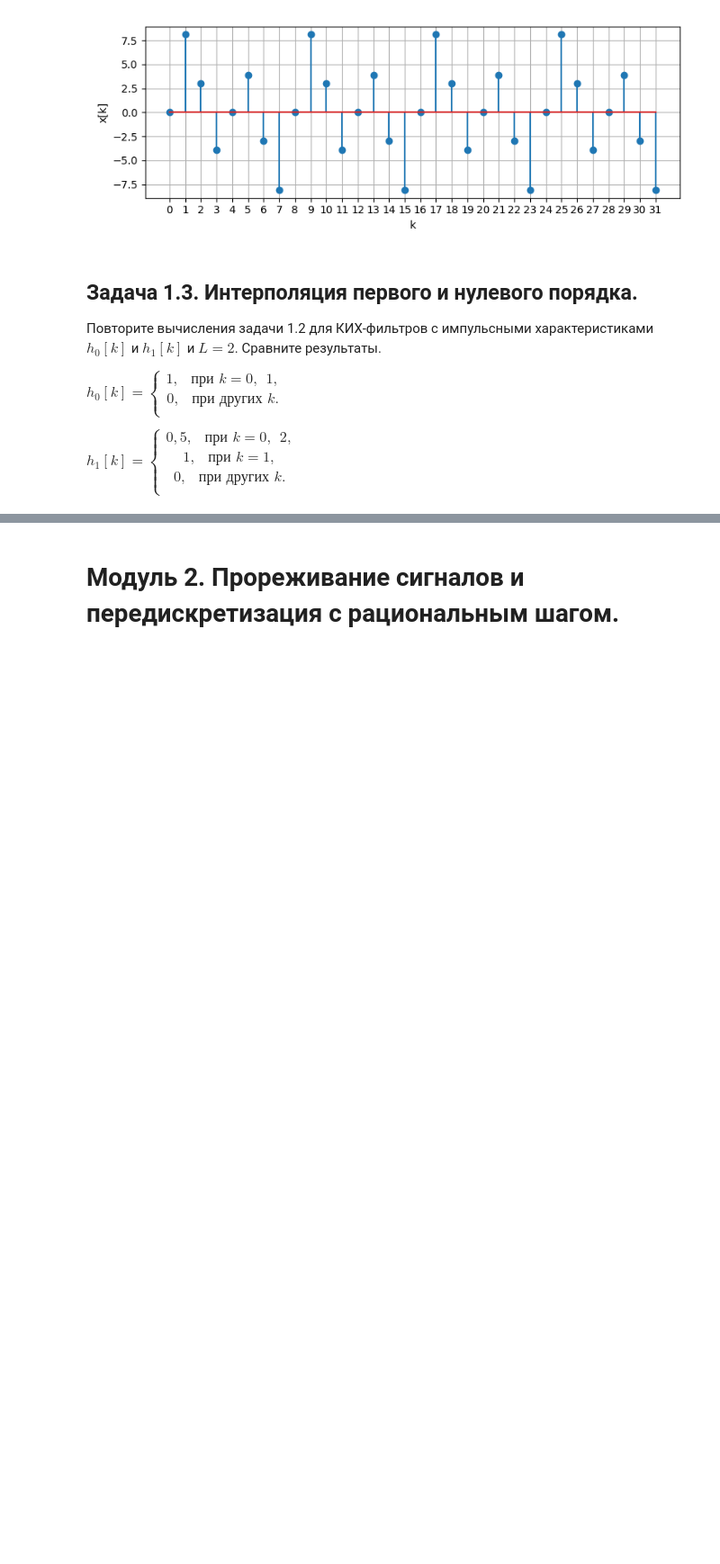
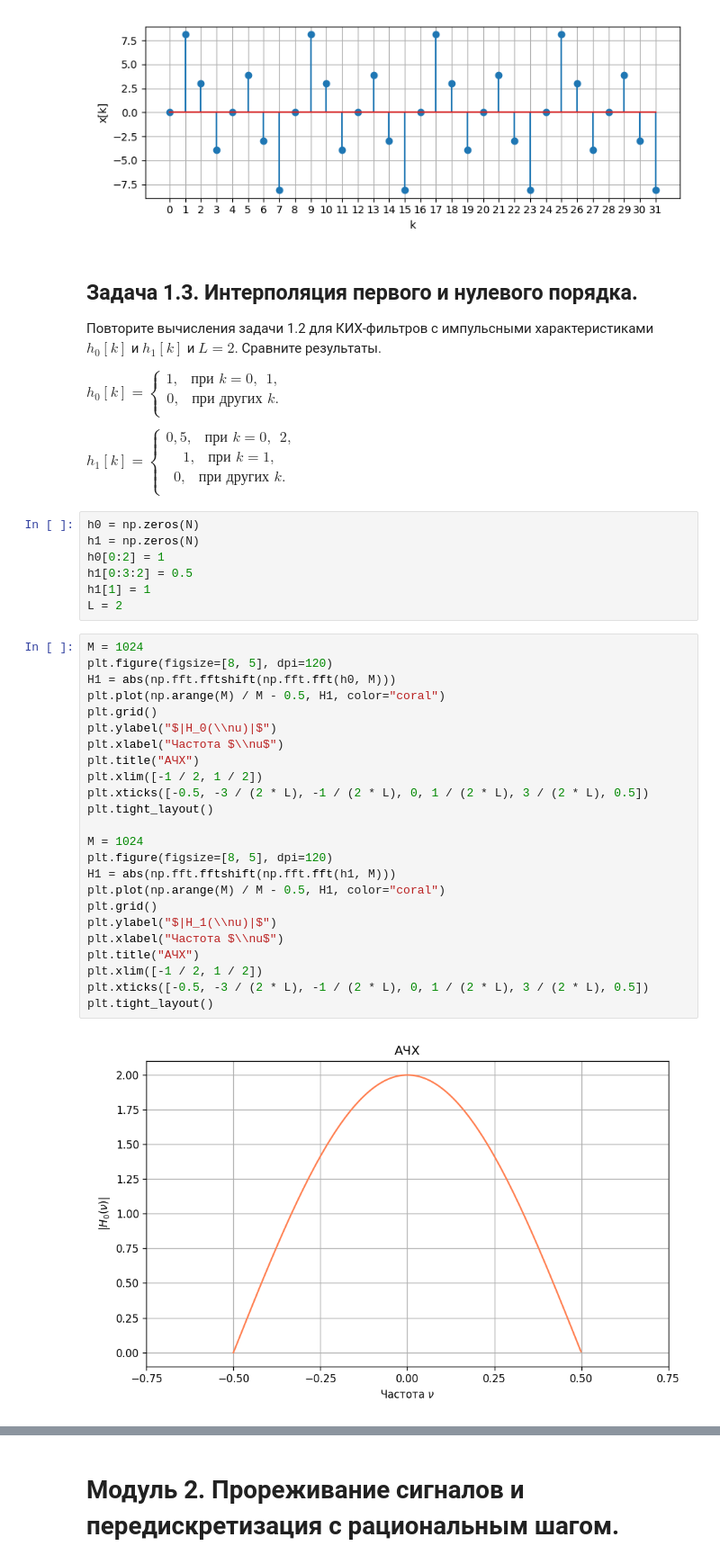
Before and after one commit to derzhavin3016/DSP-labs, a Jupyter notebook: lab6/dsp_lab6.ipynb, the cells around one changed output, grey strips where cells are left out. Shown at 90% size. Cells and saved outputs as stored; diff of their text form; blank space fills up the shorter version.

```diff
--- a/lab6/dsp_lab6.ipynb
+++ b/lab6/dsp_lab6.ipynb
@@ -278,3 +296,36 @@ ${{h}_{1}}[k]=\left\{ \begin{matrix}
    1,\ \ \text{ при }k=1,  \\
    0,\ \ \text{ при других  }k.  \\
 \end{matrix} \right.$
+# %%
+h0 = np.zeros(N)
+h1 = np.zeros(N)
+h0[0:2] = 1
+h1[0:3:2] = 0.5
+h1[1] = 1
+L = 2
+# %%
+M = 1024
+plt.figure(figsize=[8, 5], dpi=120)
+H1 = abs(np.fft.fftshift(np.fft.fft(h0, M)))
+plt.plot(np.arange(M) / M - 0.5, H1, color="coral")
+plt.grid()
+plt.ylabel("$|H_0(\\nu)|$")
+plt.xlabel("Частота $\\nu$")
+plt.title("АЧХ")
+plt.xlim([-1 / 2, 1 / 2])
+plt.xticks([-0.5, -3 / (2 * L), -1 / (2 * L), 0, 1 / (2 * L), 3 / (2 * L), 0.5])
+plt.tight_layout()
+
+M = 1024
+plt.figure(figsize=[8, 5], dpi=120)
+H1 = abs(np.fft.fftshift(np.fft.fft(h1, M)))
+plt.plot(np.arange(M) / M - 0.5, H1, color="coral")
+plt.grid()
+plt.ylabel("$|H_1(\\nu)|$")
+plt.xlabel("Частота $\\nu$")
+plt.title("АЧХ")
+plt.xlim([-1 / 2, 1 / 2])
+plt.xticks([-0.5, -3 / (2 * L), -1 / (2 * L), 0, 1 / (2 * L), 3 / (2 * L), 0.5])
+plt.tight_layout()
+# %% [output]
+[figure, added]
```
Also changed, not shown: parts of 10 cells of this notebook.
